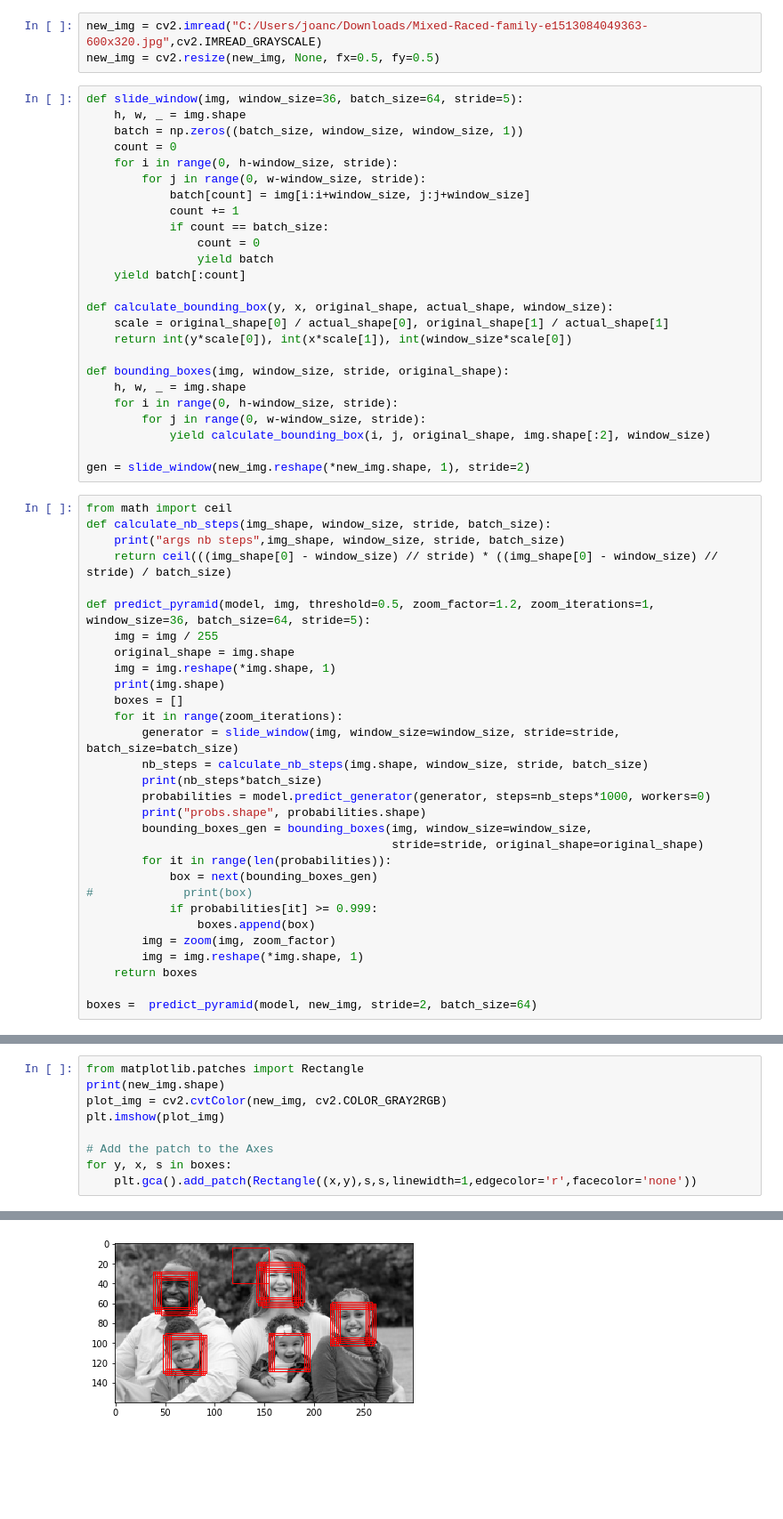
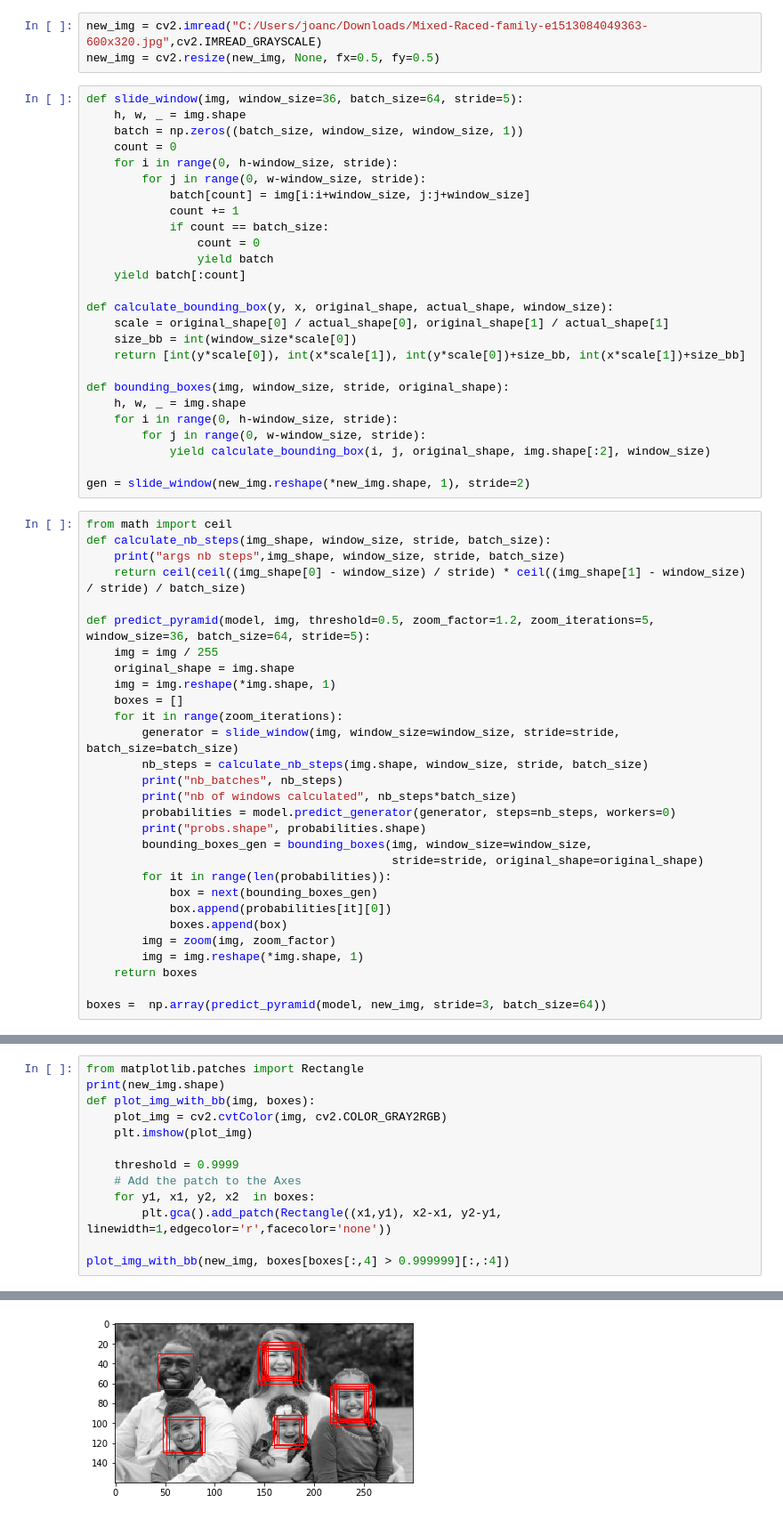
Before and after one commit to zas97/face_detection, a Jupyter notebook: face_localisation_generator.ipynb, the cells around one changed output, grey strips where cells are left out. Shown: that part at 89% size. Drawn from its saved outputs; the diff is of its cells as text; blank space fills up the shorter version.

Commit message:
finished face_localisation_generator

```diff
--- a/face_localisation_generator.ipynb
+++ b/face_localisation_generator.ipynb
@@ -122,7 +126,8 @@ def slide_window(img, window_size=36, batch_size=64, stride=5):
 
 def calculate_bounding_box(y, x, original_shape, actual_shape, window_size):
     scale = original_shape[0] / actual_shape[0], original_shape[1] / actual_shape[1]
-    return int(y*scale[0]), int(x*scale[1]), int(window_size*scale[0])
+    size_bb = int(window_size*scale[0])
+    return [int(y*scale[0]), int(x*scale[1]), int(y*scale[0])+size_bb, int(x*scale[1])+size_bb]
 
 def bounding_boxes(img, window_size, stride, original_shape):
     h, w, _ = img.shape
@@ -135,30 +140,29 @@ gen = slide_window(new_img.reshape(*new_img.shape, 1), stride=2)
 from math import ceil
 def calculate_nb_steps(img_shape, window_size, stride, batch_size):
     print("args nb steps",img_shape, window_size, stride, batch_size)
-    return ceil(((img_shape[0] - window_size) // stride) * ((img_shape[0] - window_size) // stride) / batch_size)
+    return ceil(ceil((img_shape[0] - window_size) / stride) * ceil((img_shape[1] - window_size) / stride) / batch_size)
 
-def predict_pyramid(model, img, threshold=0.5, zoom_factor=1.2, zoom_iterations=1, window_size=36, batch_size=64, stride=5):
+def predict_pyramid(model, img, threshold=0.5, zoom_factor=1.2, zoom_iterations=5, window_size=36, batch_size=64, stride=5):
     img = img / 255
     original_shape = img.shape
     img = img.reshape(*img.shape, 1)
-    print(img.shape)
     boxes = []
     for it in range(zoom_iterations):
         generator = slide_window(img, window_size=window_size, stride=stride, batch_size=batch_size)
         nb_steps = calculate_nb_steps(img.shape, window_size, stride, batch_size)
-        print(nb_steps*batch_size)
-        probabilities = model.predict_generator(generator, steps=nb_steps*1000, workers=0)
+        print("nb_batches", nb_steps)
+        print("nb of windows calculated", nb_steps*batch_size)
+        probabilities = model.predict_generator(generator, steps=nb_steps, workers=0)
         print("probs.shape", probabilities.shape)
         bounding_boxes_gen = bounding_boxes(img, window_size=window_size,
                                             stride=stride, original_shape=original_shape)
         for it in range(len(probabilities)):
             box = next(bounding_boxes_gen)
-#             print(box)
-            if probabilities[it] >= 0.999:
-                boxes.append(box)
+            box.append(probabilities[it][0])
+            boxes.append(box)
         img = zoom(img, zoom_factor)
         img = img.reshape(*img.shape, 1)
     return boxes
 
-boxes =  predict_pyramid(model, new_img, stride=2, batch_size=64)
+boxes =  np.array(predict_pyramid(model, new_img, stride=3, batch_size=64))
 # %% [output]
@@ -174,12 +202,16 @@ print(boxes)
 # %%
 from matplotlib.patches import Rectangle
 print(new_img.shape)
-plot_img = cv2.cvtColor(new_img, cv2.COLOR_GRAY2RGB)
-plt.imshow(plot_img)
+def plot_img_with_bb(img, boxes):
+    plot_img = cv2.cvtColor(img, cv2.COLOR_GRAY2RGB)
+    plt.imshow(plot_img)
 
-# Add the patch to the Axes
-for y, x, s in boxes:
-    plt.gca().add_patch(Rectangle((x,y),s,s,linewidth=1,edgecolor='r',facecolor='none'))
+    threshold = 0.9999
+    # Add the patch to the Axes
+    for y1, x1, y2, x2  in boxes:
+        plt.gca().add_patch(Rectangle((x1,y1), x2-x1, y2-y1, linewidth=1,edgecolor='r',facecolor='none'))
+
+plot_img_with_bb(new_img, boxes[boxes[:,4] > 0.999999][:,:4])
 # %% [output]
 (160, 300)
-[figure, old version]
+[figure, new version]
```
Also changed, not shown: parts of 6 cells of this notebook.
